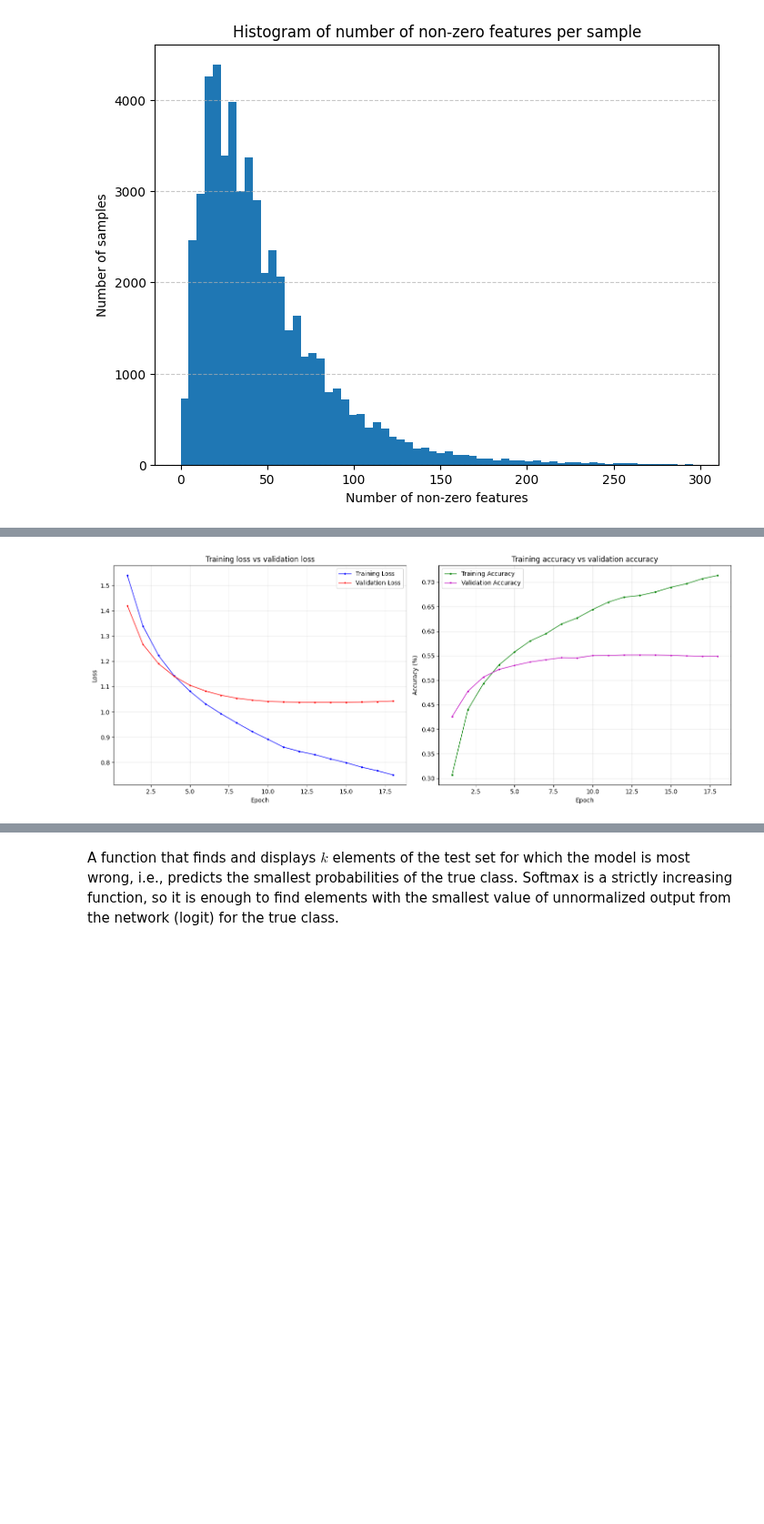
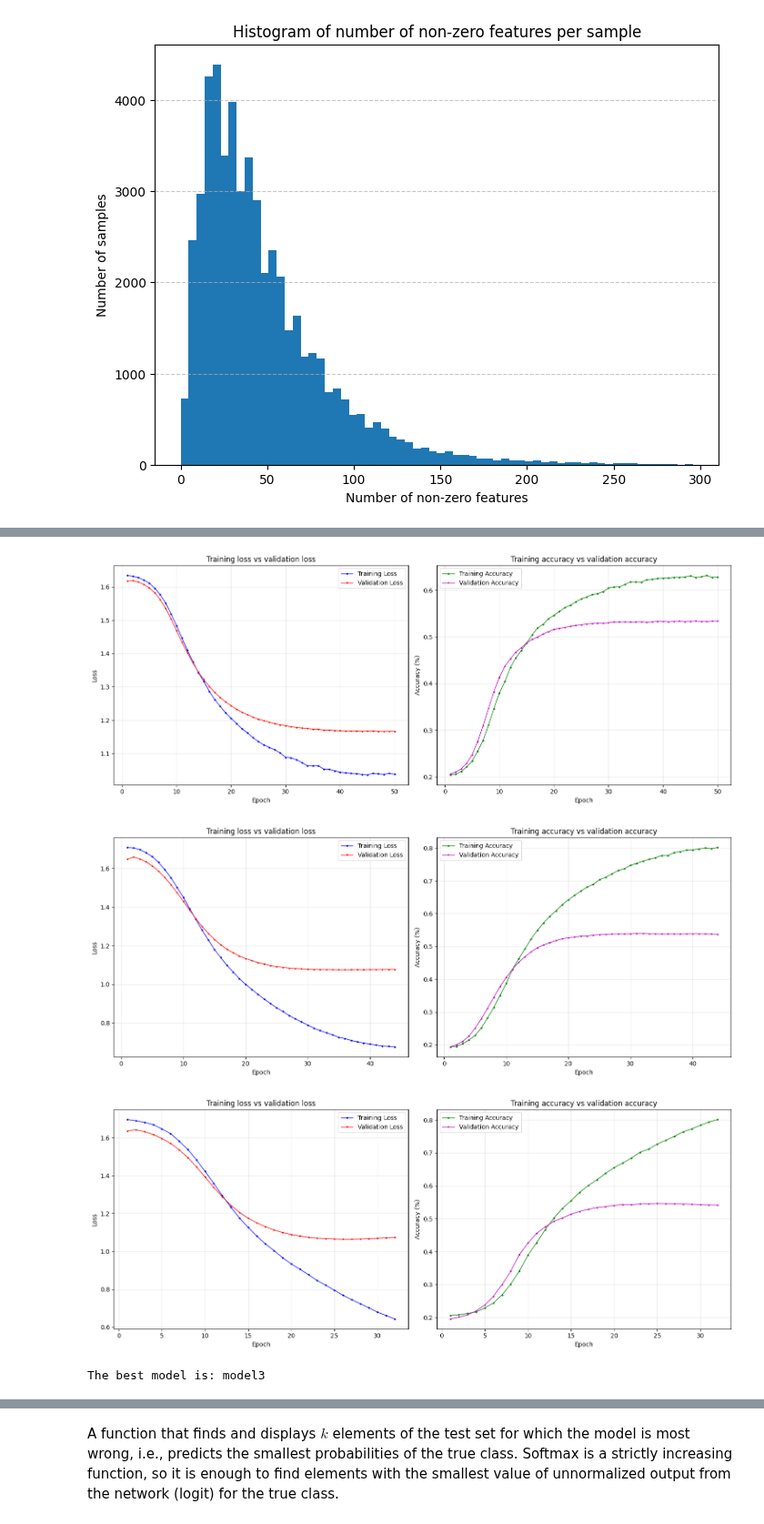
Before and after one commit to kpta119/Yelp-Review-Rating-Classification, a Jupyter notebook: Classic_methods_of_text_classification.ipynb, the cells around one changed output, grey strips where cells are left out. Shown at 91% size. Cells and saved outputs as stored; diff of their text form; code cells hidden in the pictures; blank space fills up the shorter version.

Commit message:
changing main training loop for openCycleLR scheduler

```diff
--- a/Classic_methods_of_text_classification.ipynb
+++ b/Classic_methods_of_text_classification.ipynb
@@ -337,5 +359,5 @@ for name, model in classifiers.items():
 # %%
-# Results visualization
+# Results viasualization
 def create_loss_plot(train_losses,
                      val_losses,
                      train_accuracies,
@@ -344,41 +366,64 @@ def create_loss_plot(train_losses,
   epochs = range(1, len(train_losses) + 1)
   fig, (ax1, ax2) = plt.subplots(1, 2, figsize=(15, 6))
 
 
   # Loss plot
   ax1.plot(epochs, train_losses, 'b-', label='Training Loss', linewidth=1, marker='o', markersize=2)
   ax1.plot(epochs, val_losses, 'r-', label='Validation Loss', linewidth=1, marker='s', markersize=2)
 
   ax1.set_xlabel('Epoch')
   ax1.set_ylabel('Loss')
   ax1.set_title('Training loss vs validation loss')
   ax1.legend()
   ax1.grid(True, alpha=0.3)
 
   # Accuracy plot
   ax2.plot(epochs, train_accuracies, 'g-', label='Training Accuracy', linewidth=1, marker='o', markersize=2)
   ax2.plot(epochs, val_accuracies, 'm-', label='Validation Accuracy', linewidth=1, marker='s', markersize=2)
 
   ax2.set_xlabel('Epoch')
   ax2.set_ylabel('Accuracy (%)')
   ax2.set_title('Training accuracy vs validation accuracy')
   ax2.legend()
   ax2.grid(True, alpha=0.3)
 
   plt.tight_layout()
   plt.show()
 
 api = wandb.Api()
-run = api.run("kacper-pt119-warsaw-university-of-technology/3DifferentNets/runs/y5zw21i9")
+runs = api.runs("kacper-pt119-warsaw-university-of-technology/3DifferentNeuralNetsExperiments_v13")
 
-history = run.history(keys=["train/loss","val/loss","train/accuracy","val/accuracy"])
-train_losses = history["train/loss"].to_list()
-val_losses   = history["val/loss"].to_list()
-train_acc    = history["train/accuracy"].to_list()
-val_acc      = history["val/accuracy"].to_list()
-create_loss_plot(train_losses, val_losses, train_acc, val_acc)
+metrics = ["train/loss", "val/loss", "train/accuracy", "val/accuracy"]
+
+all_histories = {}
+
+for run in runs:
+  history = run.history(keys=metrics)
+  all_histories[run.name] = history
+
+the_best_val_loss_model = None
+the_best_val_loss = float("inf")
+for name, history in all_histories.items():
+  if the_best_val_loss_model is None:
+    the_best_val_loss_model = name
+    the_best_val_loss = np.min(history["val/loss"].to_list())
+  else:
+    if np.min(history["val/loss"].to_list()) < the_best_val_loss:
+      the_best_val_loss_model = name
+      the_best_val_loss = np.min(history["val/loss"].to_list())
+
+  train_losses = history["train/loss"].to_list()
+  val_losses   = history["val/loss"].to_list()
+  train_acc    = history["train/accuracy"].to_list()
+  val_acc      = history["val/accuracy"].to_list()
+  create_loss_plot(train_losses, val_losses, train_acc, val_acc)
+
+print(f"The best model is: {the_best_val_loss_model}")
 # %% [output]
-[figure, old version]
+[figure, new version]
+[figure, added]
+[figure, added]
+The best model is: model3
 # %%
 from sklearn.metrics import classification_report
 import seaborn as sns
```
Also changed, not shown: parts of 3 cells of this notebook.
